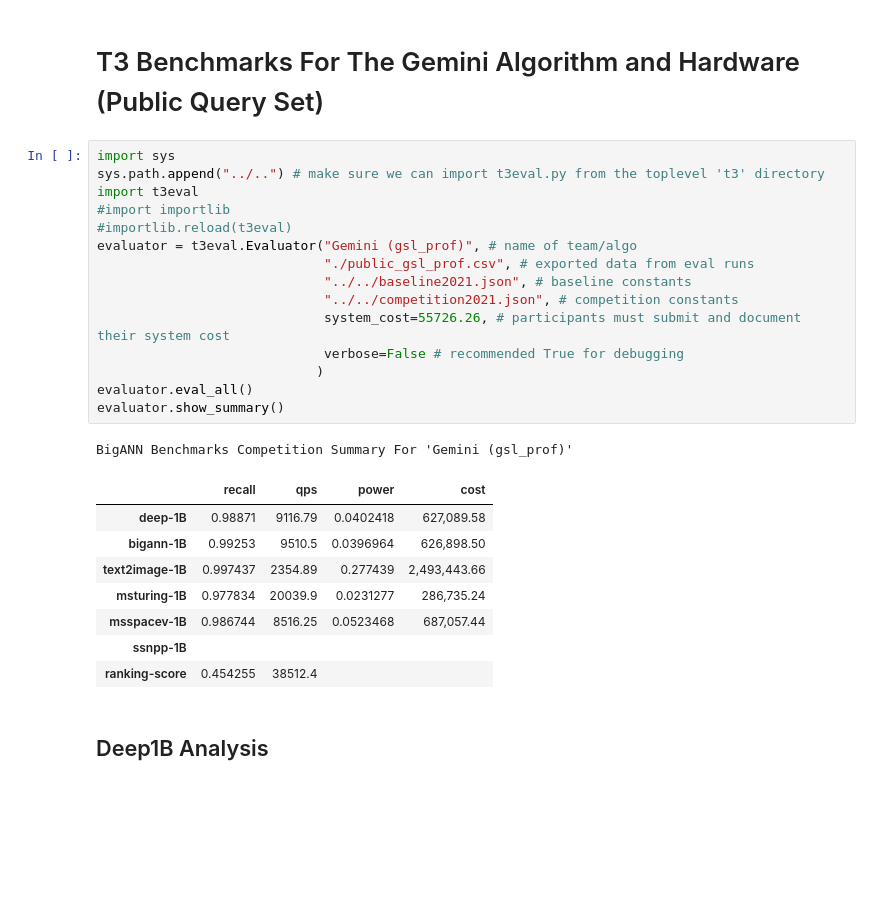
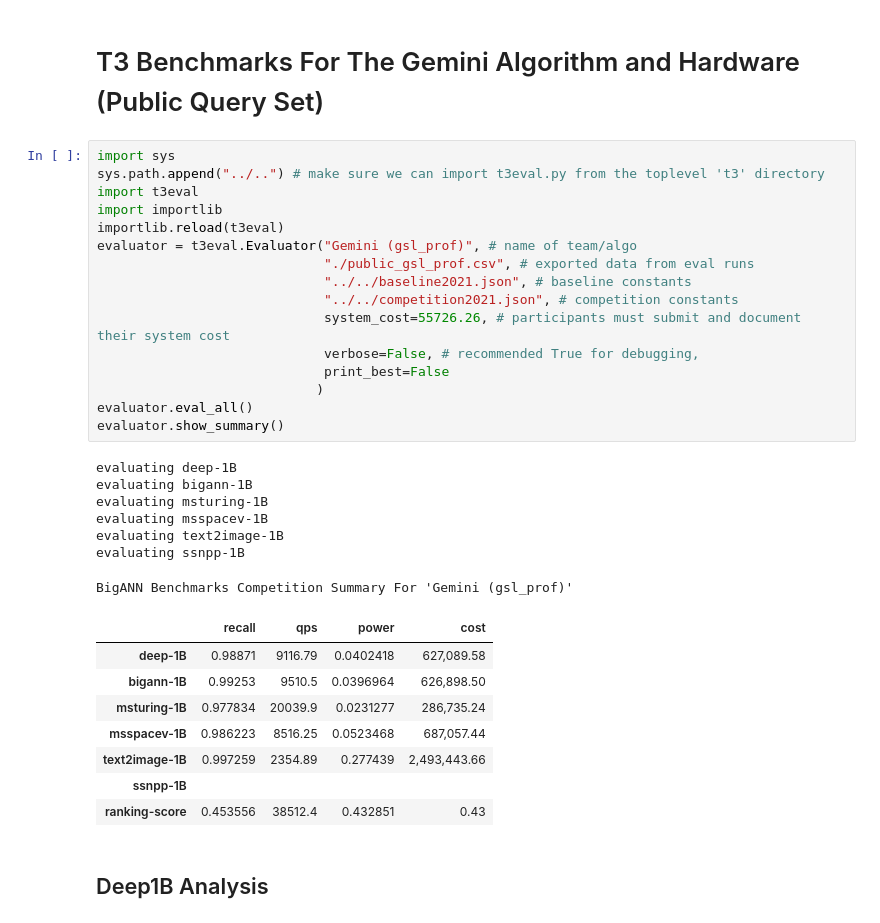
Before and after one commit to harsha-simhadri/big-ann-benchmarks, a Jupyter notebook: t3/eval_2021/gemini/EvalPublic_gsl_prof.ipynb, the cells around one changed output. Drawn from its saved outputs; the diff is of its cells as text; blank space fills up the shorter version.

Commit message:
new eval code and validation on re-export and re-render

```diff
--- a/t3/eval_2021/gemini/EvalPublic_gsl_prof.ipynb
+++ b/t3/eval_2021/gemini/EvalPublic_gsl_prof.ipynb
@@ -3,28 +3,35 @@
 # %%
 import sys
 sys.path.append("../..") # make sure we can import t3eval.py from the toplevel 't3' directory
 import t3eval
-#import importlib
-#importlib.reload(t3eval)
+import importlib
+importlib.reload(t3eval)
 evaluator = t3eval.Evaluator("Gemini (gsl_prof)", # name of team/algo
                              "./public_gsl_prof.csv", # exported data from eval runs
                              "../../baseline2021.json", # baseline constants
                              "../../competition2021.json", # competition constants
                              system_cost=55726.26, # participants must submit and document their system cost
-                             verbose=False # recommended True for debugging
+                             verbose=False, # recommended True for debugging,
+                             print_best=False
                             )
 evaluator.eval_all()
 evaluator.show_summary()
 # %% [output]
-BigANN Benchmarks Competition Summary For 'Gemini (gsl_prof)'
+evaluating deep-1B
+evaluating bigann-1B
+evaluating msturing-1B
+evaluating msspacev-1B
+evaluating text2image-1B
+evaluating ssnpp-1B
+BigANN Benchmarks Competition Summary For 'Gemini (gsl_prof)'
 |  | recall | qps | power | cost |
 | deep-1B | 0.98871 | 9116.79 | 0.0402418 | 627,089.58 |
 | bigann-1B | 0.99253 | 9510.5 | 0.0396964 | 626,898.50 |
-| text2image-1B | 0.997437 | 2354.89 | 0.277439 | 2,493,443.66 |
 | msturing-1B | 0.977834 | 20039.9 | 0.0231277 | 286,735.24 |
-| msspacev-1B | 0.986744 | 8516.25 | 0.0523468 | 687,057.44 |
+| msspacev-1B | 0.986223 | 8516.25 | 0.0523468 | 687,057.44 |
+| text2image-1B | 0.997259 | 2354.89 | 0.277439 | 2,493,443.66 |
 | ssnpp-1B |  |  |  |  |
-| ranking-score | 0.454255 | 38512.4 |  |  |
+| ranking-score | 0.453556 | 38512.4 | 0.432851 | 0.43 |
 # %% [markdown]
 ## Deep1B Analysis
 # %%
```
Also changed, not shown: 2 other files.
